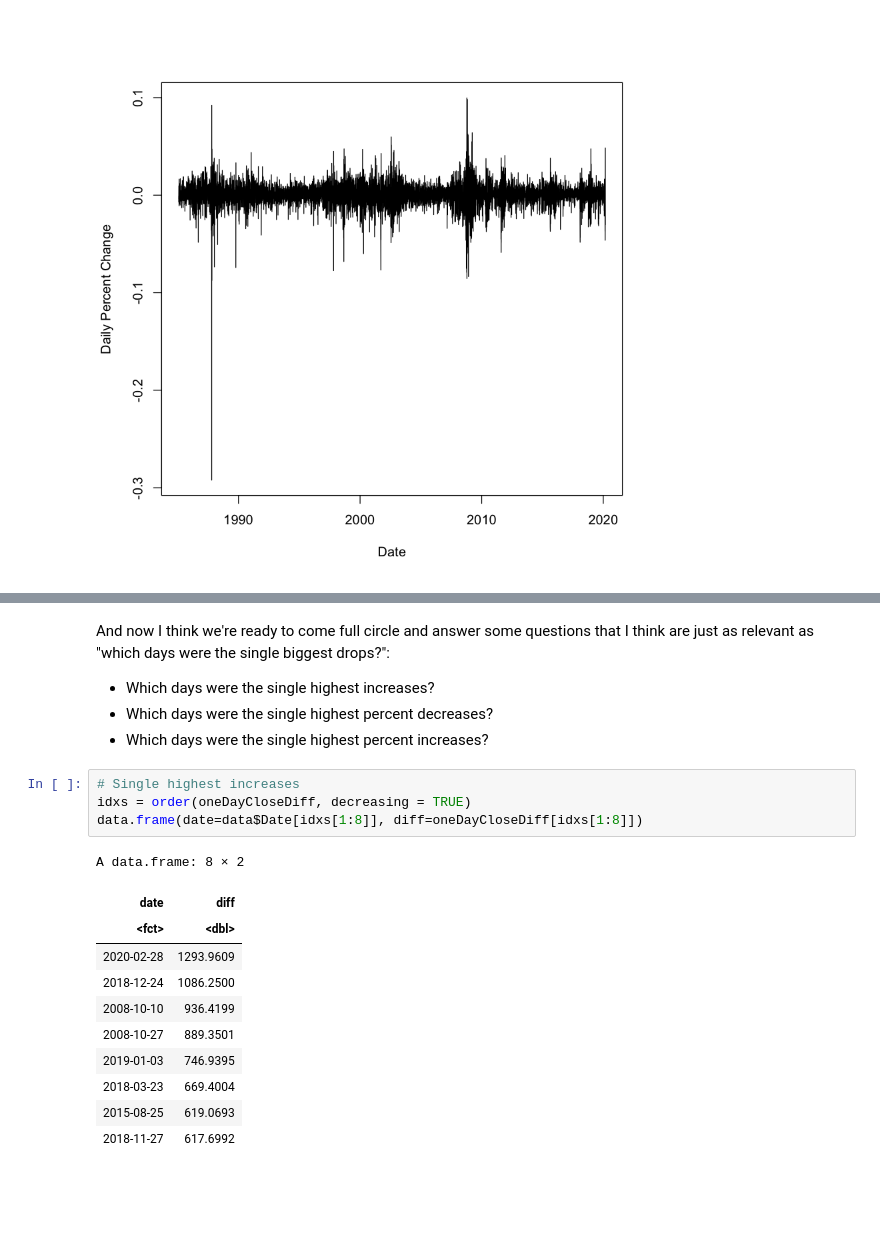
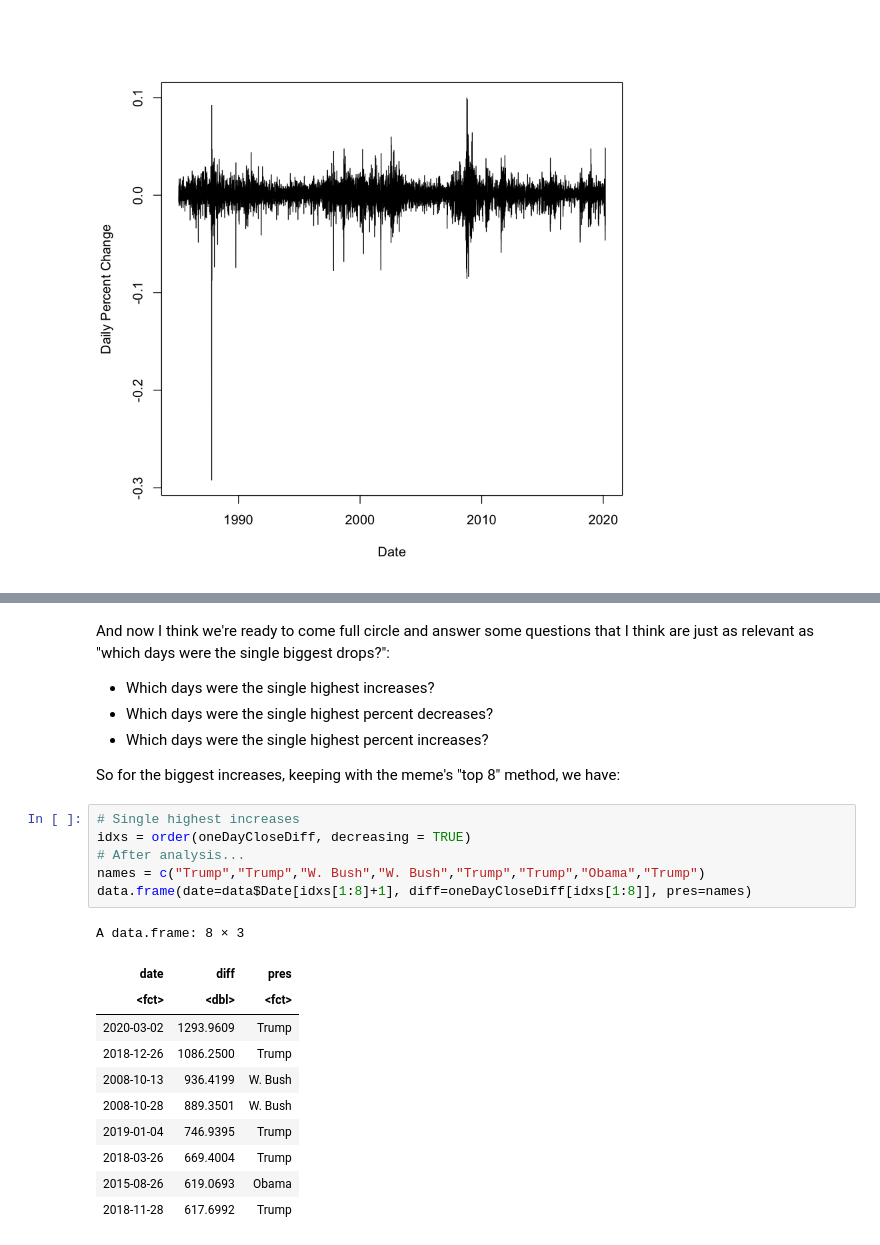
Before and after one commit to eaott/small_projects, a Jupyter notebook: DowJones.ipynb, the cells around one changed output, grey strips where cells are left out. Cells and saved outputs as stored; diff of their text form; blank space fills up the shorter version.

```diff
--- a/DowJones.ipynb
+++ b/DowJones.ipynb
@@ -97,19 +96,23 @@ And now I think we're ready to come full circle and answer some questions that I
 * Which days were the single highest increases?
 * Which days were the single highest percent decreases?
 * Which days were the single highest percent increases?
+
+So for the biggest increases, keeping with the meme's "top 8" method, we have:
 # %%
 # Single highest increases
 idxs = order(oneDayCloseDiff, decreasing = TRUE)
-data.frame(date=data$Date[idxs[1:8]], diff=oneDayCloseDiff[idxs[1:8]])
+# After analysis...
+names = c("Trump","Trump","W. Bush","W. Bush","Trump","Trump","Obama","Trump")
+data.frame(date=data$Date[idxs[1:8]+1], diff=oneDayCloseDiff[idxs[1:8]], pres=names)
 # %% [output]
-A data.frame: 8 × 2
+A data.frame: 8 × 3
-| date | diff |
-| <fct> | <dbl> |
-| 2020-02-28 | 1293.9609 |
-| 2018-12-24 | 1086.2500 |
-| 2008-10-10 | 936.4199 |
-| 2008-10-27 | 889.3501 |
-| 2019-01-03 | 746.9395 |
-| 2018-03-23 | 669.4004 |
-| 2015-08-25 | 619.0693 |
-| 2018-11-27 | 617.6992 |
+| date | diff | pres |
+| <fct> | <dbl> | <fct> |
+| 2020-03-02 | 1293.9609 | Trump |
+| 2018-12-26 | 1086.2500 | Trump |
+| 2008-10-13 | 936.4199 | W. Bush |
+| 2008-10-28 | 889.3501 | W. Bush |
+| 2019-01-04 | 746.9395 | Trump |
+| 2018-03-26 | 669.4004 | Trump |
+| 2015-08-26 | 619.0693 | Obama |
+| 2018-11-28 | 617.6992 | Trump |
```
Also changed, not shown: parts of 11 cells of this notebook, 1 other file.
